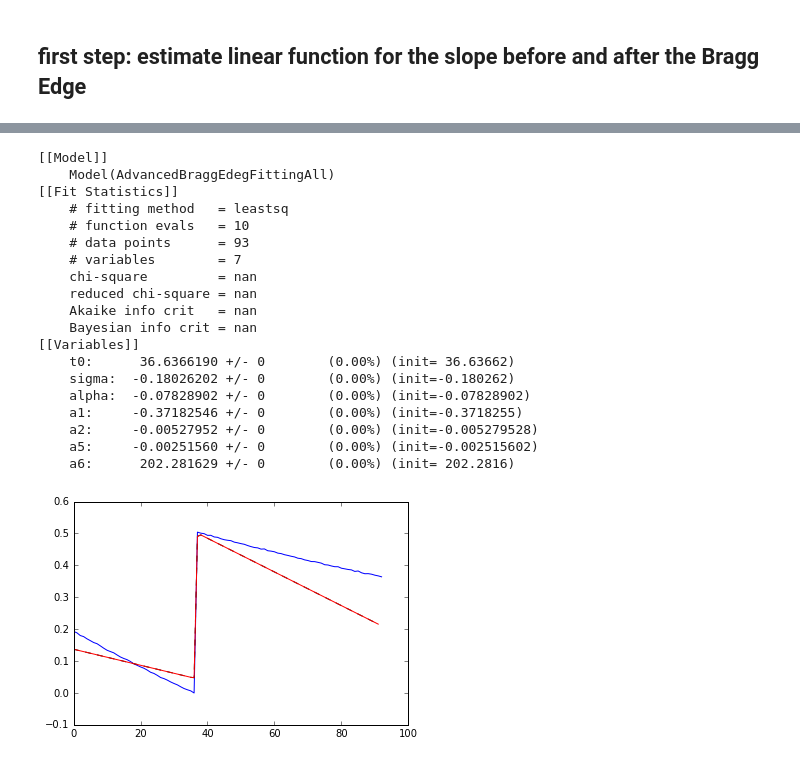
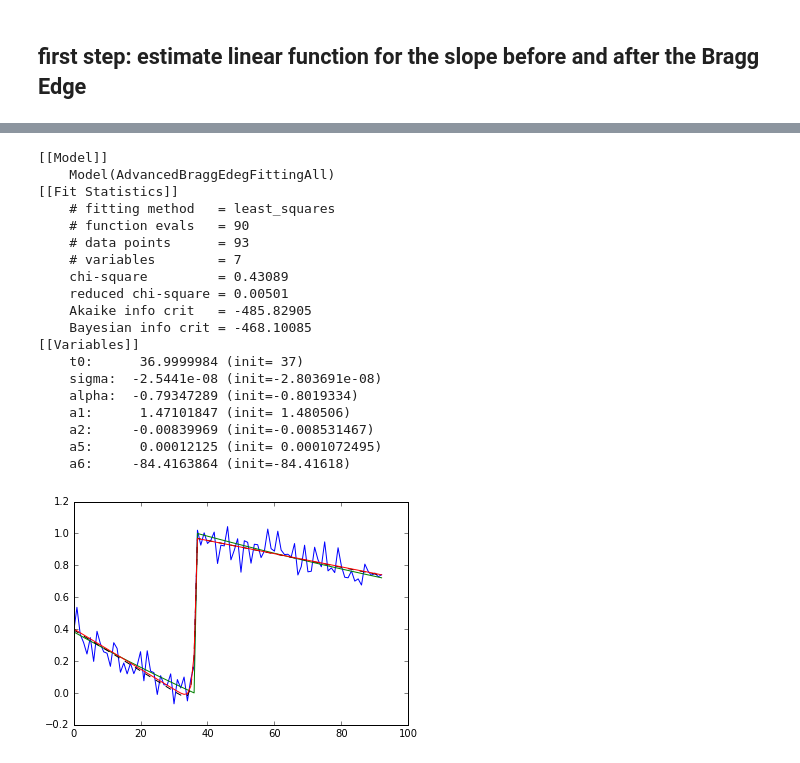
Before and after one commit to neutronimaging/scripts, a Jupyter notebook: python/ToF_notebooks/BraggEdgeFittingAdvanced.ipynb, the cells around one changed output, grey strips where cells are left out. Drawn from its saved outputs; the diff is of its cells as text; code cells hidden in the pictures.

```diff
--- a/python/ToF_notebooks/BraggEdgeFittingAdvanced.ipynb
+++ b/python/ToF_notebooks/BraggEdgeFittingAdvanced.ipynb
@@ -154,7 +195,7 @@ plt.show()
 a1_f=result1.best_values.get('a1')
 a6_f=result1.best_values.get('a6')
 
-result2=gmodel2.fit(mybragg,t=t, a2=a2_f,a5=a5_f)
+result2=gmodel2.fit(mybragg,t=t, a2=a2_f,a5=a5_f, method=method)
 print(result2.fit_report())
 plt.figure
 plt.plot(t, mybragg, 'b-')
@@ -181,7 +222,7 @@ plt.show()
 a2_f = result2.best_values.get('a2')
 a5_f = result2.best_values.get('a5')
 
-result3 = gmodel3.fit(mybragg,t=t,t0=t0_f,sigma=sigma_f, alpha=alpha_f, nan_policy='propagate')
+result3 = gmodel3.fit(mybragg,t=t,t0=t0_f,sigma=sigma_f, alpha=alpha_f, nan_policy='propagate', method=method)
 
 print(result3.fit_report())
 plt.figure
@@ -215,7 +252,7 @@ t0_f=result3.best_values.get('t0')
 sigma_f=result3.best_values.get('sigma')
 alpha_f=result3.best_values.get('alpha')
 
-result4 = gmodel4.fit(mybragg, t=t, a1=a1_f, a2=a2_f, a5=a5_f, a6=a6_f,nan_policy='propagate')
+result4 = gmodel4.fit(mybragg, t=t, a1=a1_f, a2=a2_f, a5=a5_f, a6=a6_f,nan_policy='propagate', method=method)
 
 print(result4.fit_report())
 plt.figure
@@ -247,7 +284,7 @@ a2_f = result4.best_values.get('a2')
 a5_f = result4.best_values.get('a5')
 a6_f = result4.best_values.get('a6')
 
-result5=gmodel5.fit(mybragg,t=t, t0=t0_f,sigma=sigma_f, alpha=alpha_f, nan_policy='propagate')
+result5=gmodel5.fit(mybragg,t=t, t0=t0_f,sigma=sigma_f, alpha=alpha_f, nan_policy='propagate', method=method)
 
 print(result5.fit_report())
 plt.figure
@@ -275,35 +312,58 @@ plt.show()
 # %%
 t0_f=result5.best_values.get('t0')
 sigma_f=result5.best_values.get('sigma')
 alpha_f=result5.best_values.get('alpha')
 
 
-result6=gmodel6.fit(mybragg,t=t, t0=t0_f,sigma=sigma_f, alpha=alpha_f, a1=a1_f, a2=a2_f, a5=a5_f, a6=a6_f, nan_policy='propagate')
+
+result6=gmodel6.fit(mybragg,t=t, t0=t0_f,sigma=sigma_f, alpha=alpha_f, a1=a1_f, a2=a2_f, a5=a5_f, a6=a6_f, nan_policy='propagate', method=method)
+# result6=gmodel4.fit(mybragg,t=t, a1=a1_f, a2=a2_f, a5=a5_f, a6=a6_f, nan_policy='propagate', method='method')
+
+t0_f=result6.best_values.get('t0')
+sigma_f=result6.best_values.get('sigma')
+alpha_f=result6.best_values.get('alpha')
+a1_f =result6.best_values.get('a1')
+a2_f =result6.best_values.get('a2')
+a5_f =result6.best_values.get('a5')
+a6_f =result6.best_values.get('a6')
+
+# result7 = gmodel5.fit(mybragg, t=t,  a1=a1_f, a2=a2_f, a5=a5_f, a6=a6_f, nan_policy='propagate', method=method)
+
+
+
 
 print(result6.fit_report())
 plt.figure
 plt.plot(t, mybragg, 'b-')
+plt.plot(t, mybragg_clean, 'g')
 plt.plot(t, result6.init_fit, 'k--')
 plt.plot(t, result6.best_fit, 'r-')
 plt.show()
+
+# print(result7.var())
+# plt.figure
+# plt.plot(t, mybragg, 'b-')
+# # plt.plot(t, result7.init_fit, 'k--')
+# plt.plot(t, result7, 'r-')
+# plt.show()
 # %% [output]
 [[Model]]
     Model(AdvancedBraggEdegFittingAll)
 [[Fit Statistics]]
-    # fitting method   = leastsq
-    # function evals   = 10
+    # fitting method   = least_squares
+    # function evals   = 90
     # data points      = 93
     # variables        = 7
-    chi-square         = nan
-    reduced chi-square = nan
-    Akaike info crit   = nan
-    Bayesian info crit = nan
+    chi-square         = 0.43089
+    reduced chi-square = 0.00501
+    Akaike info crit   = -485.82905
+    Bayesian info crit = -468.10085
 [[Variables]]
-    t0:      36.6366190 +/- 0        (0.00%) (init= 36.63662)
-    sigma:  -0.18026202 +/- 0        (0.00%) (init=-0.180262)
-    alpha:  -0.07828902 +/- 0        (0.00%) (init=-0.07828902)
-    a1:     -0.37182546 +/- 0        (0.00%) (init=-0.3718255)
-    a2:     -0.00527952 +/- 0        (0.00%) (init=-0.005279528)
-    a5:     -0.00251560 +/- 0        (0.00%) (init=-0.002515602)
-    a6:      202.281629 +/- 0        (0.00%) (init= 202.2816)
+    t0:      36.9999984 (init= 37)
+    sigma:  -2.5441e-08 (init=-2.803691e-08)
+    alpha:  -0.79347289 (init=-0.8019334)
+    a1:      1.47101847 (init= 1.480506)
+    a2:     -0.00839969 (init=-0.008531467)
+    a5:      0.00012125 (init= 0.0001072495)
+    a6:     -84.4163864 (init=-84.41618)
-[figure, old version]
+[figure, new version]
```
Also changed, not shown: parts of 23 cells of this notebook, 1 other file.
